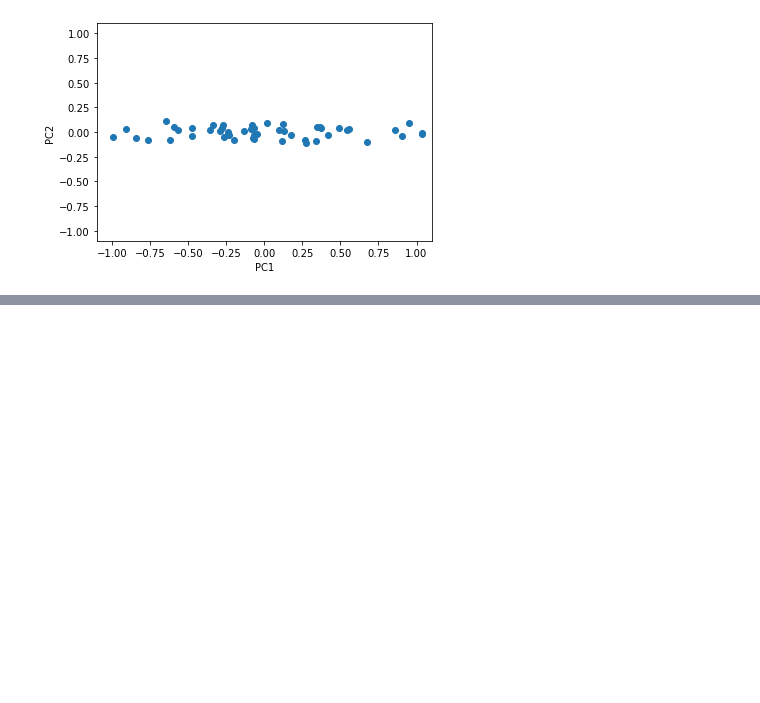
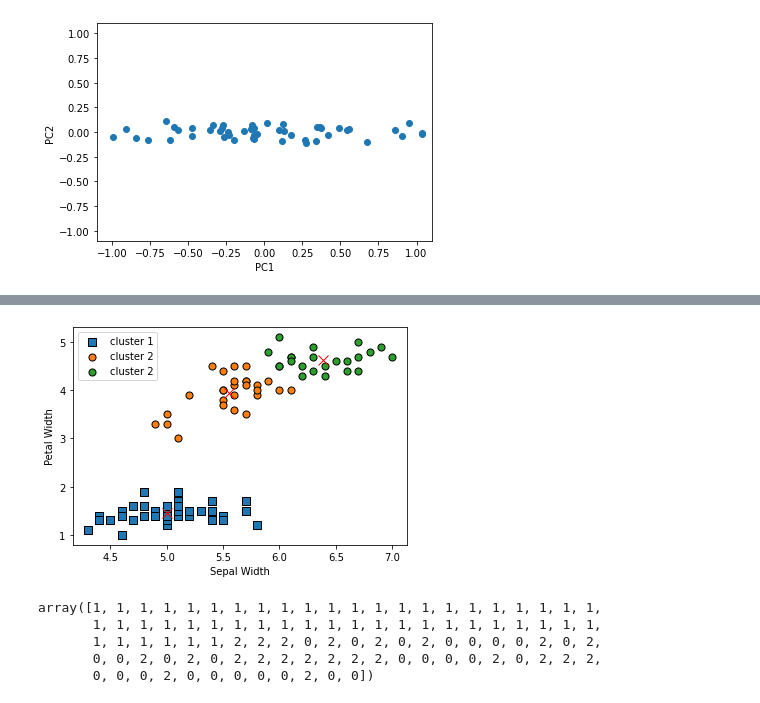
Before and after one commit to ryotaro-45123/python-data-analysis, a Jupyter notebook: scikit-learn.ipynb, the cells around one changed output, grey strips where cells are left out. Saved outputs shown, nothing was run; the diff lists cells and outputs as text; code cells hidden in the pictures; blank space fills up the shorter version.

```diff
--- a/scikit-learn.ipynb
+++ b/scikit-learn.ipynb
@@ -296,0 +409,26 @@ plt.show()
+# %%
+import numpy as np
+fig, ax = plt.subplots()
+ax.scatter(X[y_km == 0, 0], X[y_km == 0, 1], s=50, edgecolors='black', marker='s', label='cluster 1')
+ax.plot(np.mean(X[y_km == 0, 0]), np.mean(X[y_km == 0, 1]), marker='x', markersize=10, color='red')
+ax.scatter(X[y_km == 1, 0], X[y_km == 1, 1], s=50, edgecolors='black', marker='o', label='cluster 2')
+ax.plot(np.mean(X[y_km == 1, 0]), np.mean(X[y_km == 1, 1]), marker='x', markersize=10, color='red')
+ax.scatter(X[y_km == 2, 0], X[y_km == 2, 1], s=50, edgecolors='black', marker='o', label='cluster 2')
+ax.plot(np.mean(X[y_km == 2, 0]), np.mean(X[y_km == 2, 1]), marker='x', markersize=10, color='red')
+ax.set_xlabel('Sepal Width')
+ax.set_ylabel('Petal Width')
+ax.legend()
+plt.show()
+# %% [output]
+[figure, added]
+# %%
+from sklearn.cluster import AgglomerativeClustering
+ac = AgglomerativeClustering(n_clusters=3, affinity='euclidean', linkage='complete')
+labels = ac.fit_predict(X)
+labels
+# %% [output]
+array([1, 1, 1, 1, 1, 1, 1, 1, 1, 1, 1, 1, 1, 1, 1, 1, 1, 1, 1, 1, 1, 1,
+       1, 1, 1, 1, 1, 1, 1, 1, 1, 1, 1, 1, 1, 1, 1, 1, 1, 1, 1, 1, 1, 1,
+       1, 1, 1, 1, 1, 1, 2, 2, 2, 0, 2, 0, 2, 0, 2, 0, 0, 0, 0, 2, 0, 2,
+       0, 0, 2, 0, 2, 0, 2, 2, 2, 2, 2, 2, 2, 0, 0, 0, 0, 2, 0, 2, 2, 2,
+       0, 0, 0, 2, 0, 0, 0, 0, 0, 2, 0, 0])
```
Also changed, not shown: parts of 14 cells of this notebook.
